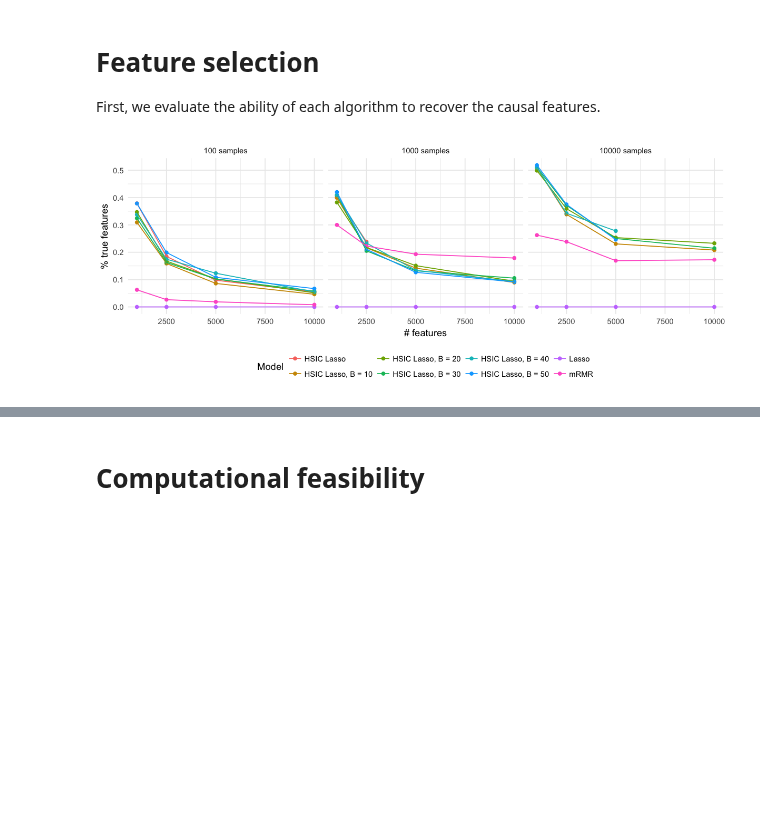
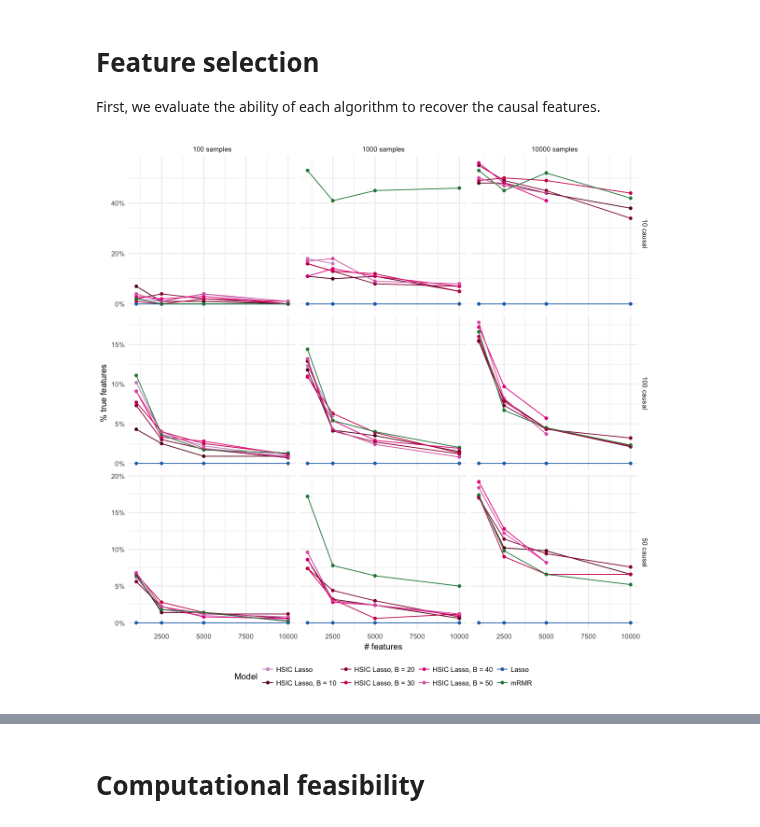
Before and after one commit to hclimente/nori, a Jupyter notebook: doc/benchmark.ipynb, the cells around one changed output, grey strips where cells are left out. Saved outputs shown, nothing was run; the diff lists cells and outputs as text; code cells hidden in the pictures; blank space fills up the shorter version.

```diff
--- a/doc/benchmark.ipynb
+++ b/doc/benchmark.ipynb
@@ -26,0 +6,8 @@ The following object is masked from ‘package:ggplot2’:
+# %%
+library(tidyverse)
+library(cowplot)
+
+palette = c('HSIC Lasso' = '#c994c7', 'HSIC Lasso, B = 50' = '#df65b0',
+            'HSIC Lasso, B = 40' = '#e7298a', 'HSIC Lasso, B = 30' = '#ce1256',
+            'HSIC Lasso, B = 20' = '#980043', 'HSIC Lasso, B = 10' = '#67001f',
+            'Lasso' = '#2171b5', 'mRMR' = '#238443')
@@ -29,26 +32,29 @@ The following object is masked from ‘package:ggplot2’:
 
 First, we evaluate the ability of each algorithm to recover the causal features.
 # %%
-features <- read_tsv('../results/benchmark/feature_selection.tsv', col_types = 'ciddd') %>%
+features <- read_tsv('../results/benchmark/feature_selection.tsv', col_types = 'cddiid') %>%
     mutate(model = gsub('hsic_lasso-b0', 'HSIC Lasso', model),
            model = gsub('hsic_lasso', 'HSIC Lasso', model),
            model = gsub('-b', ', B = ', model),
            model = gsub('lasso', 'Lasso', model)) %>%
-    group_by(model, n, d) %>%
+    group_by(model, n, d, c) %>%
     summarize(sd = sd(TPR), TPR = mean(TPR), ended = n()) %>%
     ungroup
 # %%
-options(repr.plot.width=10, repr.plot.height=4)
+options(repr.plot.width=10, repr.plot.height=10)
 features %>%
-    mutate(n = paste(n, 'samples')) %>%
+    mutate(n = paste(n, 'samples'),
+           c = paste(c, 'causal')) %>%
     ggplot(aes(x = d, y = TPR, color = model)) +
-#        geom_errorbar(aes(ymin = TPR - sd, ymax = TPR + sd)) +
+#         geom_errorbar(aes(ymin = TPR - sd, ymax = TPR + sd)) +
         geom_point() +
         geom_line() +
         theme_minimal() +
         theme(legend.position = 'bottom') +
         labs(x = '# features', y = '% true features', color = 'Model') +
-        facet_grid(. ~ n)
+        facet_grid(c ~ n, scales = 'free') +
+        scale_y_continuous(labels = scales::percent) +
+        scale_color_manual(values = palette)
 # %% [output]
-[figure, old version]
+[figure, new version]
 # %%
```
Also changed, not shown: parts of 12 cells of this notebook.
